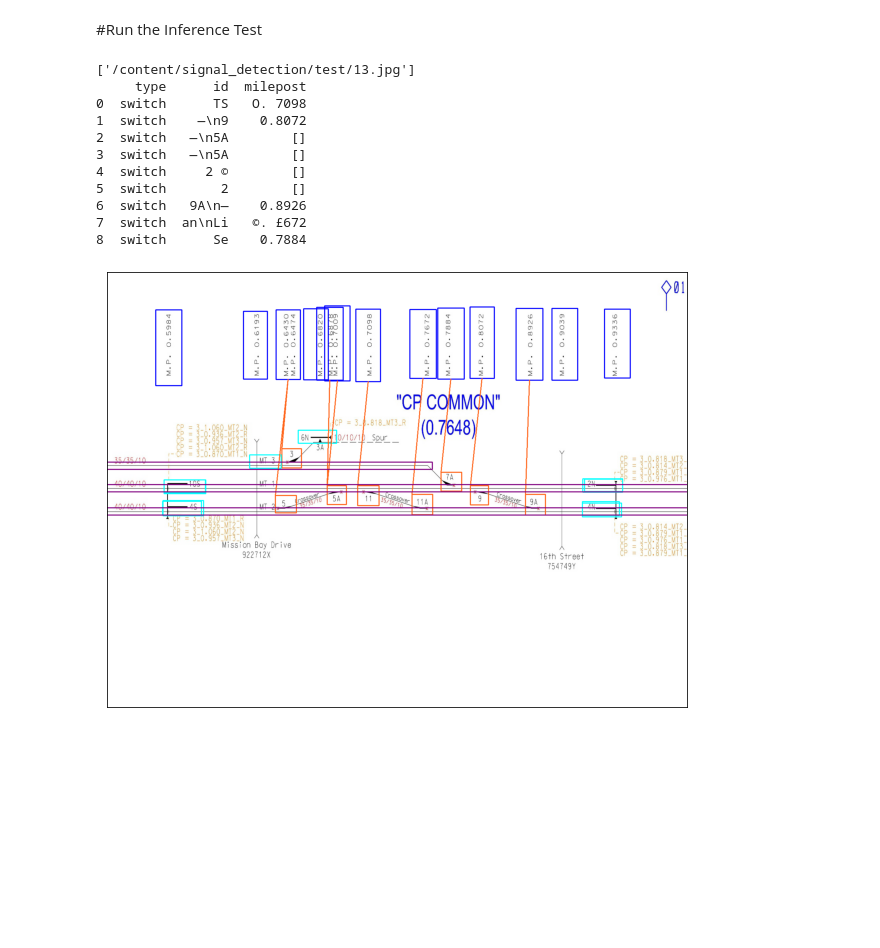
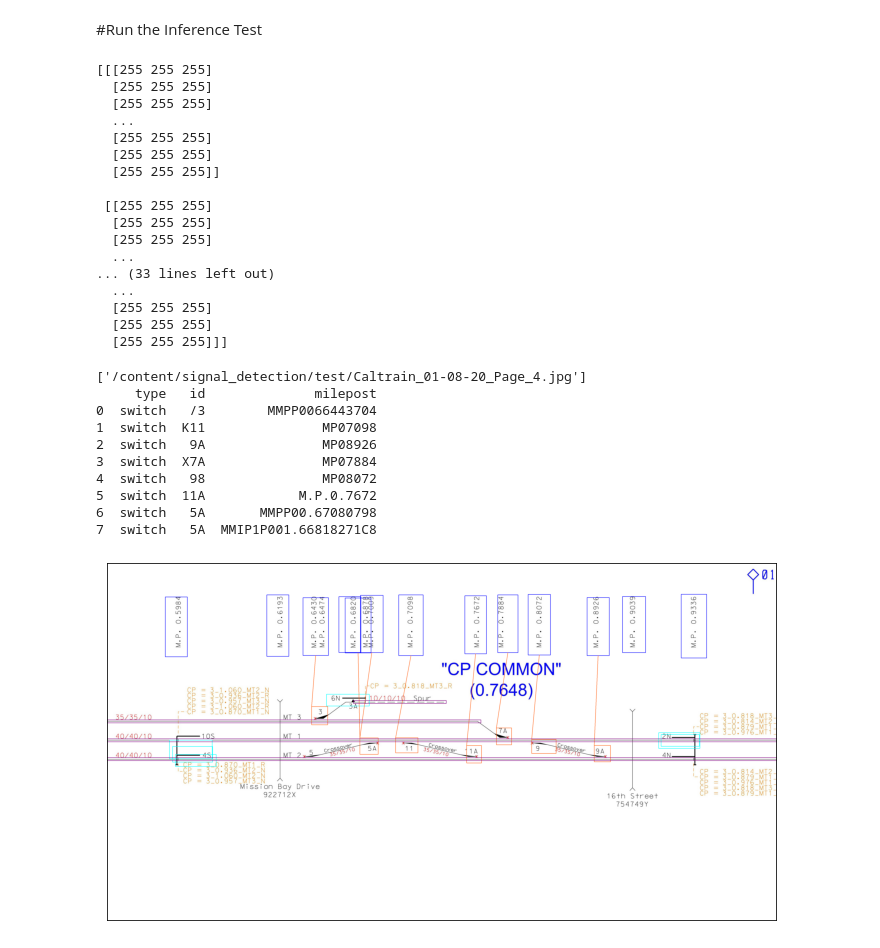
Before and after one commit to trainchart-ai/signal_detection, a Jupyter notebook: signal_detection_framework.ipynb, the cells around one changed output. Cells and saved outputs as stored; diff of their text form; code cells hidden in the pictures; blank space fills up the shorter version.

```diff
--- a/signal_detection_framework.ipynb
+++ b/signal_detection_framework.ipynb
@@ -92,3 +178,24 @@ assert os.path.isfile(pb_fname), '`{}` not exist'.format(pb_fname)
+# %%
+   ref_image = cv2.imread('/content/signal_detection/reference_image.png')
+   print(ref_image)
+# %% [output]
+[[[255 255 255]
+  [255 255 255]
+  [255 255 255]
+  ...
+  [255 255 255]
+  [255 255 255]
+  [255 255 255]]
+
+ [[255 255 255]
+  [255 255 255]
+  [255 255 255]
+  ...
+... (33 lines left out)
+  ...
+  [255 255 255]
+  [255 255 255]
+  [255 255 255]]]
 # %%
 import os
 import glob
@@ -347,47 +454,51 @@ for image_path in TEST_IMAGE_PATHS:
                 cv2.line(image_np, (y,w), (mid_milepost_x,b), (256,100,25), 2)
               crop_ml = image_to_crop[b-5:d+5,a+5:c-5]
               r_img = cv2.rotate(crop_ml, cv2.ROTATE_90_CLOCKWISE)
-              if '\n' in milestone_preprocess(r_img):
-                milepost.append(milestone_preprocess(r_img).split('\ ')[4:14])
-              else:
-                milepost.append(milestone_preprocess(r_img)[5:14])
-              s_id.append(switch_preprocess(crop_img))
+              # if '\n' in milestone_preprocess(r_img):
+              #   milepost.append(milestone_preprocess(r_img).split('\ ')[4:14])
+              # else:
+              #   milepost.append(milestone_preprocess(r_img)[5:14])
+              milepost_str = ' '.join(map(str, readOCRText(ref_image,r_img)))
+              switch_str = ' '.join(map(str, readOCRText(ref_image,crop_img)))
+              milepost_withoutcomma = milepost_str.replace(',','')
+              switch_withoutcomma = switch_str.replace(',','')
+              milepost.append(milepost_withoutcomma.replace(' ',''))
+              s_id.append(switch_withoutcomma.replace(' ',''))
               s_type.append("switch")
               #plt.imshow(r_img,cmap='gray')
 
     if(visualize[1]==1 or visualize[4] == 1):
       t_img = cv2.imwrite('color_img.jpg', image_np)
       wtt = wabtec_track.WabTecTrack(file_name='color_img.jpg')
       tracks = wtt.get_lines()
       for track in tracks:
         (x1,y1) = track.point_one()
         (x2,y2) = track.point_two()
         cv2.rectangle(image_np, (x1-10, y1-10), (x2+10, y2+10), (128, 0, 128), 2)
 
     #print(category_index)
     #print(d_classes)
     #print(m_box)
     plt.figure(figsize=IMAGE_SIZE)
     plt.imshow(image_np)
     plt.xticks([])
     plt.yticks([])
 
 
 dict = {'type': s_type, 'id':s_id, 'milepost':milepost}
 df = pd.DataFrame(dict)
 print(df)
 # df.to_csv (r'extracted_data.csv', index = False, header=True)
 # files.download('extracted_data.csv')
 # %% [output]
-['/content/signal_detection/test/13.jpg']
-     type      id  milepost
-0  switch      TS   O. 7098
-1  switch    —\n9    0.8072
-2  switch   —\n5A        []
-3  switch   —\n5A        []
-4  switch     2 ©        []
-5  switch       2        []
-6  switch   9A\n—    0.8926
-7  switch  an\nLi   ©. £672
-8  switch      Se    0.7884
+['/content/signal_detection/test/Caltrain_01-08-20_Page_4.jpg']
+     type   id              milepost
+0  switch   /3        MMPP0066443704
+1  switch  K11               MP07098
+2  switch   9A               MP08926
+3  switch  X7A               MP07884
+4  switch   98               MP08072
+5  switch  11A            M.P.0.7672
+6  switch   5A       MMPP00.67080798
+7  switch   5A  MMIP1P001.66818271C8
-[figure, old version]
+[figure, new version]
```
Also changed, not shown: parts of 4 cells of this notebook, 3 other files.
